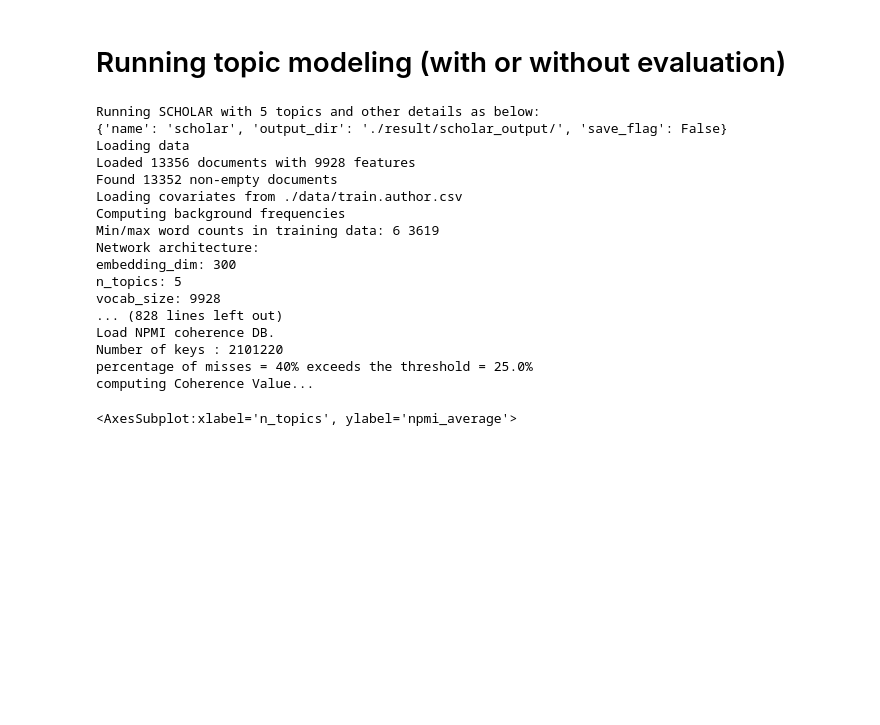
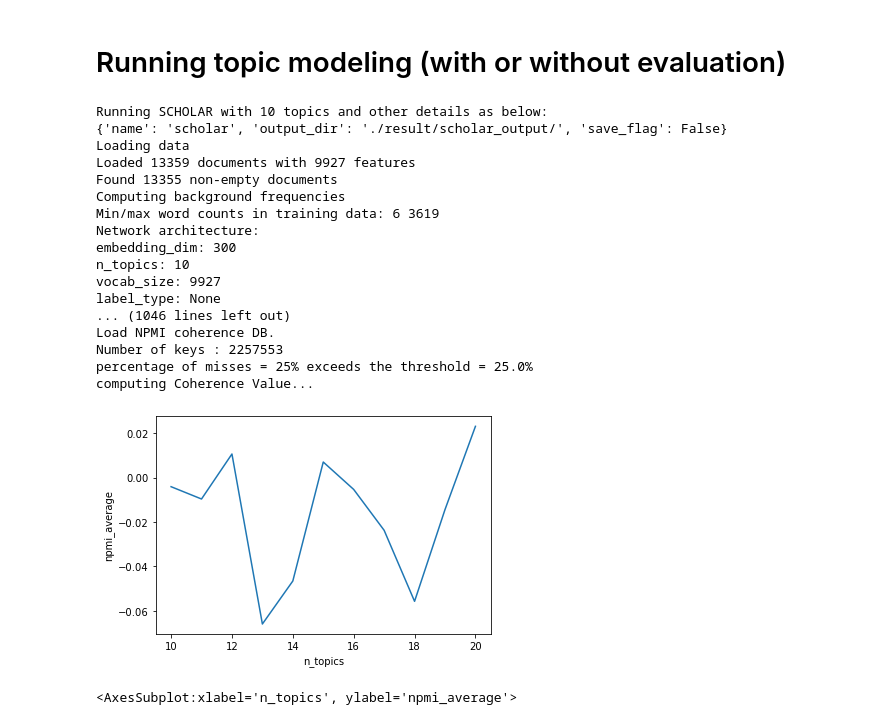
Before and after one commit to aminmarani/topic_modeling_comparison, a Jupyter notebook: topic_modeling_pipeline-SCHOLAR.ipynb, the cells around one changed output. Saved outputs shown, nothing was run; the diff lists cells and outputs as text; code cells hidden in the pictures; blank space fills up the shorter version.

```diff
--- a/topic_modeling_pipeline-SCHOLAR.ipynb
+++ b/topic_modeling_pipeline-SCHOLAR.ipynb
@@ -322,7 +322,7 @@ from lda_mallet import lda_score
 import pickle
 
 is_eval = True #not evaluating the model
-lon,upn = 5,31 #lowwer and upper topic number for evaluation
+lon,upn = 10,21 #lowwer and upper topic number for evaluation
 #need to provide number of topics and other specification
 # model_spec = {'name':'LDA','K':16,'epochs':3500,'burnin_iteration':150,'after_iteration_burnin':50,
              # 'save_flag':True,'save_path':'LDA_test','alpha_sum':30.0}#burnin_iteration=20,after_iteration_burnin=50
@@ -520,6 +520,11 @@ elif model_spec['name'] == 'scholar':
     #3.2. platform
     platform2id = {platform:i for i,platform in enumerate(set(text_df['content']))}
     pd.DataFrame({'id':np.arange(len(text_df['content'])),'platform':[platform2id[i] for i in list(text_df.content)]}).to_csv('./data/train.platform.csv',index=None)
+    #3.3. platform + author
+    pl_auth = [platform2id[i]*10+author2id[j] for i,j in zip(list(text_df.content),list(text_df.blog))]
+    pd.DataFrame({'id':np.arange(len(text_df['content'])),'pl_auth':pl_auth}).to_csv('./data/train.pl_auth.csv',index=None)
+
+
 
     #4. doc_id
     with open('./data/train.ids.json', 'w') as f:
@@ -535,7 +540,7 @@ elif model_spec['name'] == 'scholar':
             for _ in range(2): #two runs and then average
                 #running SCHOLAR
                 subprocess.run(["python", "./scholar/run_scholar.py","./data/","-k {0}".format(n_topics),
-                                "-o","{0}".format(model_spec['output_dir']),"--epochs","20",'--topic-covars',"author"])
+                                "-o","{0}".format(model_spec['output_dir']),"--epochs","20"])#'--topic-covars',"pl_auth"
                 #initializing scorer
                 scorer = lda_score(num_topics=n_topics,alpha=-1,optimize_interval=-1,iterations=-1,wiki_path='./data/wiki_sampled_5p.txt',
                           db_path = './data/wiki_full/',vocab_dict_path = './data/ED_vocab.tmp',
@@ -573,20 +578,20 @@ elif model_spec['name'] == 'scholar':
 
         #############We need to save the model as well!
 # %% [output]
-Running SCHOLAR with 5 topics and other details as below:
+Running SCHOLAR with 10 topics and other details as below:
 {'name': 'scholar', 'output_dir': './result/scholar_output/', 'save_flag': False}
 Loading data
-Loaded 13356 documents with 9928 features
-Found 13352 non-empty documents
-Loading covariates from ./data/train.author.csv
+Loaded 13359 documents with 9927 features
+Found 13355 non-empty documents
 Computing background frequencies
 Min/max word counts in training data: 6 3619
 Network architecture:
 embedding_dim: 300
-n_topics: 5
-vocab_size: 9928
-... (828 lines left out)
+n_topics: 10
+vocab_size: 9927
+label_type: None
+... (1046 lines left out)
 Load NPMI coherence DB.
-Number of keys : 2101220
-percentage of misses = 40% exceeds the threshold = 25.0%
+Number of keys : 2257553
+percentage of misses = 25% exceeds the threshold = 25.0%
 computing Coherence Value...
@@ -595,14 +598,16 @@ top_terms
 # %%
 import seaborn as sns
 df = pd.DataFrame(npmis,columns=['n_topics','npmi_average'])
 # df = pd.concat([df,pd.DataFrame(npmis,columns=['n_topics','npmi_average'])])
 
 sns.lineplot(data=df,x='n_topics',y='npmi_average')
 
 # df.to_csv('./result/npmi_{0}{1}{2}.csv'.format(model_spec['name'],model_spec['prevalence'],
 #                                               model_spec['content']))
 
-df.to_csv('./result/npmi_{0}_topic_covar_author.csv'.format(model_spec['name']))
+df.to_csv('./result/npmi_{0}_no_covar_class_layers_3.csv'.format(model_spec['name']))
+# %% [output]
+[figure, added]
 # %%
 # df = pd.read_csv('./result/npmi_bertopic.csv')
 # df = pd.concat([df,pd.read_csv('./result/npmi_bertopic_31_40.csv')])
```
Also changed, not shown: parts of 3 cells of this notebook, 22 other files.
